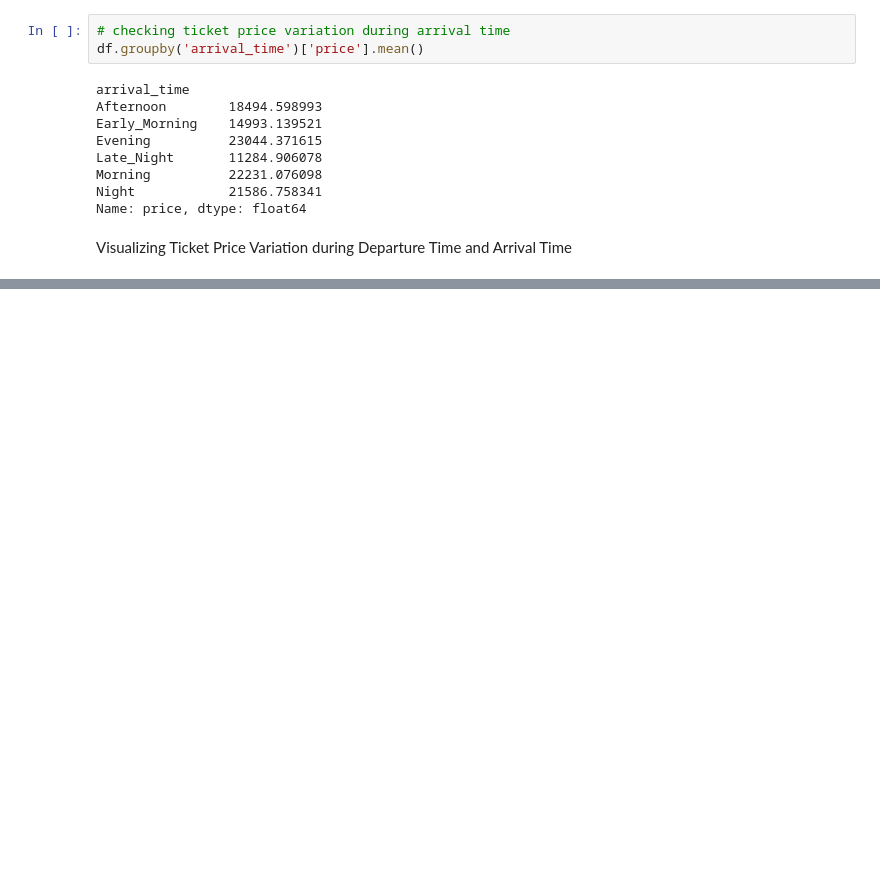
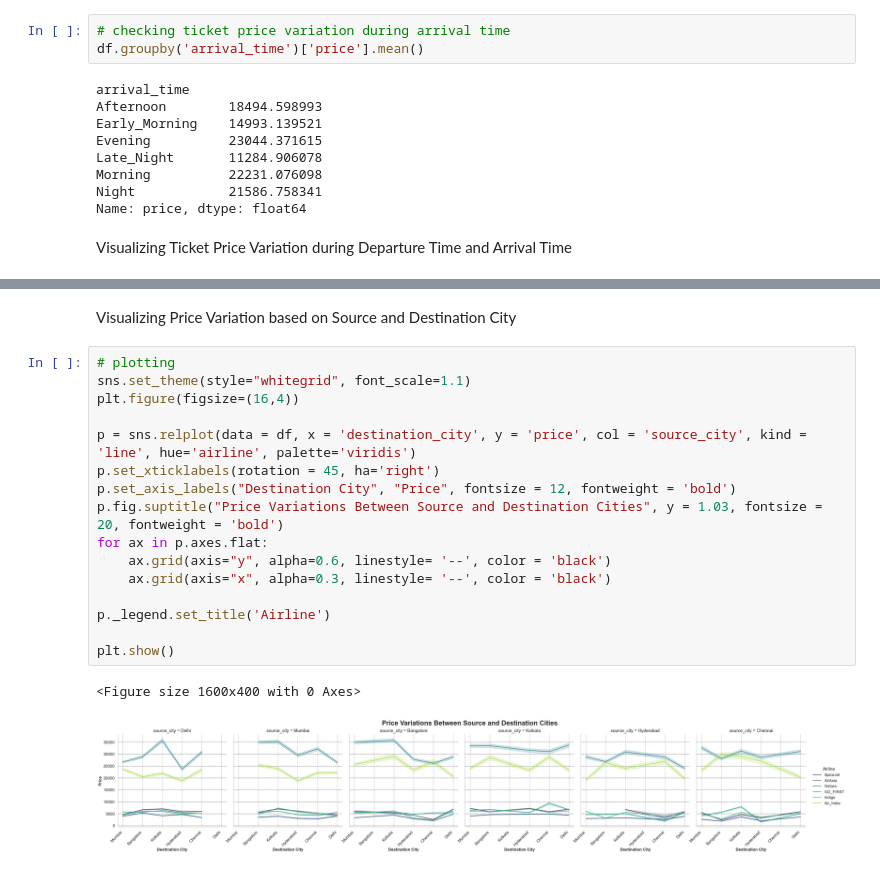
Before and after one commit to soumojit-dev/Airlines-Flight-Analysis, a Jupyter notebook: analysis.ipynb, the cells around one changed output, grey strips where cells are left out. Cells and saved outputs as stored; diff of their text form; blank space fills up the shorter version.

```diff
--- a/analysis.ipynb
+++ b/analysis.ipynb
@@ -376,0 +412,21 @@ plt.show()
+# %% [markdown]
+Visualizing Price Variation based on Source and Destination City
+# %%
+# plotting
+sns.set_theme(style="whitegrid", font_scale=1.1)
+plt.figure(figsize=(16,4))
+
+p = sns.relplot(data = df, x = 'destination_city', y = 'price', col = 'source_city', kind = 'line', hue='airline', palette='viridis')
+p.set_xticklabels(rotation = 45, ha='right')
+p.set_axis_labels("Destination City", "Price", fontsize = 12, fontweight = 'bold')
+p.fig.suptitle("Price Variations Between Source and Destination Cities", y = 1.03, fontsize = 20, fontweight = 'bold')
+for ax in p.axes.flat:
+    ax.grid(axis="y", alpha=0.6, linestyle= '--', color = 'black')
+    ax.grid(axis="x", alpha=0.3, linestyle= '--', color = 'black')
+
+p._legend.set_title('Airline')
+
+plt.show()
+# %% [output]
+<Figure size 1600x400 with 0 Axes>
+[figure, added]
```
Also changed, not shown: parts of 5 cells of this notebook.
